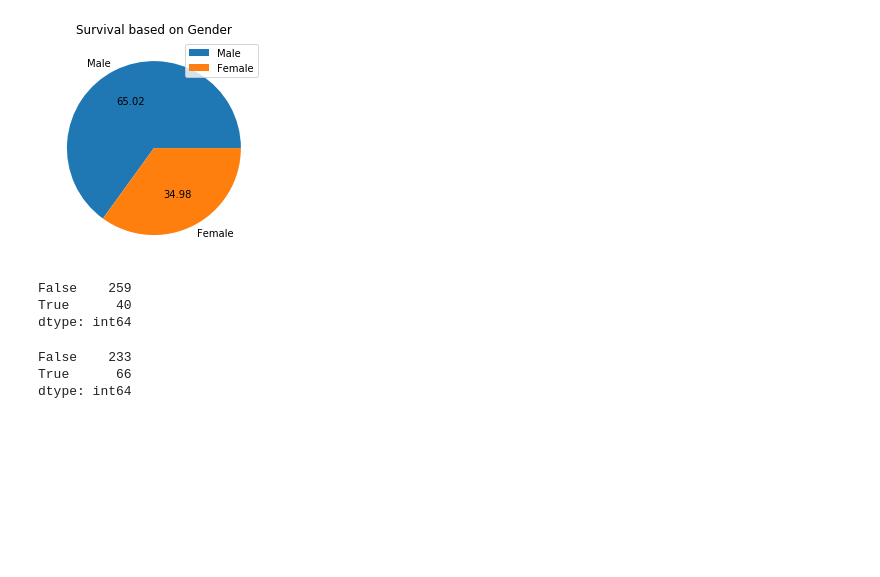
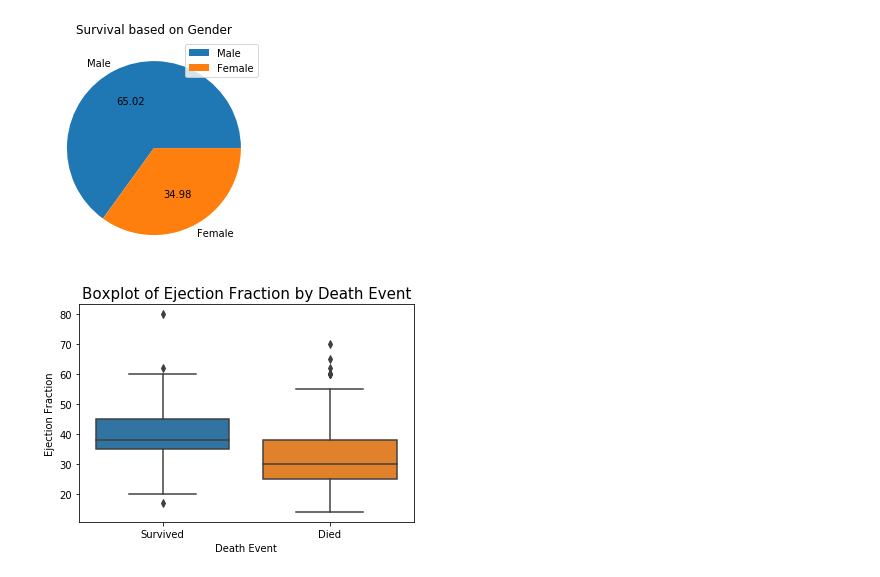
Before and after one commit to SaiRamishetty-23/PDS_assignment2, a Jupyter notebook: assignment2_code.ipynb, the cells around one changed output. Saved outputs shown, nothing was run; the diff lists cells and outputs as text; code cells hidden in the pictures; blank space fills up the shorter version.

```diff
--- a/assignment2_code.ipynb
+++ b/assignment2_code.ipynb
@@ -327,18 +331,16 @@ plt.ylabel('')
 plt.show()
 # %% [output]
 [figure]
-# %%
-#Getting the no of people dying with diabetes
-mask = (clinical_records['diabetes']==1)&(clinical_records['DEATH_EVENT']==1)
-mask.value_counts()
-# %% [output]
-False    259
-True      40
-dtype: int64
-# %%
-mask = (clinical_records['smoking']==1)&(clinical_records['DEATH_EVENT']==0)
-mask.value_counts()
-# %% [output]
-False    233
-True      66
-dtype: int64
+# %%
+#Relationship between Ejection Fraction and Death Event
+#Interestingly, patients with higher ejection fraction survived frequently than those with less ejection fraction
+sns.boxplot(clinical_records['DEATH_EVENT'], clinical_records['ejection_fraction'])
+plt.xlabel("Death Event")
+plt.ylabel("Ejection Fraction")
+ticks = [0,1]
+labels = ['Survived','Died']
+plt.xticks(ticks,labels)
+plt.title('Boxplot of Ejection Fraction by Death Event', fontsize = 15)
+plt.show()
+# %% [output]
+[figure, added]
```
Also changed, not shown: parts of 4 cells of this notebook.
